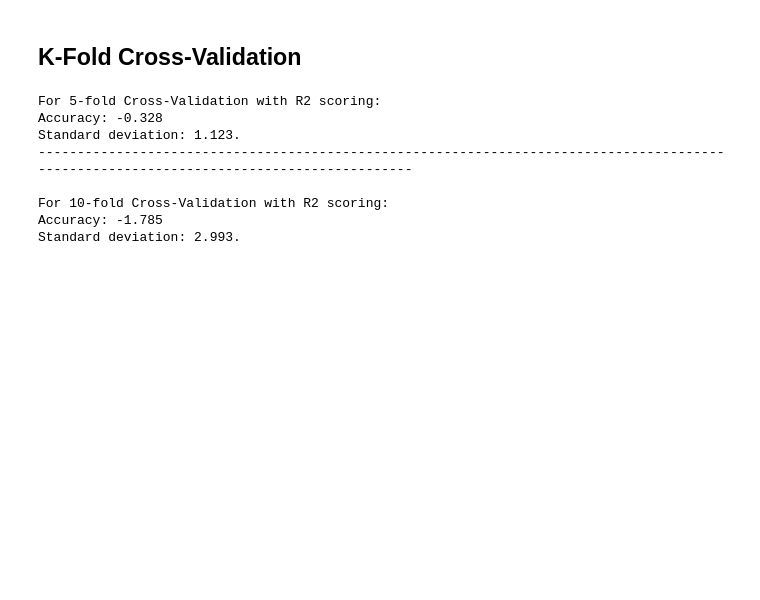
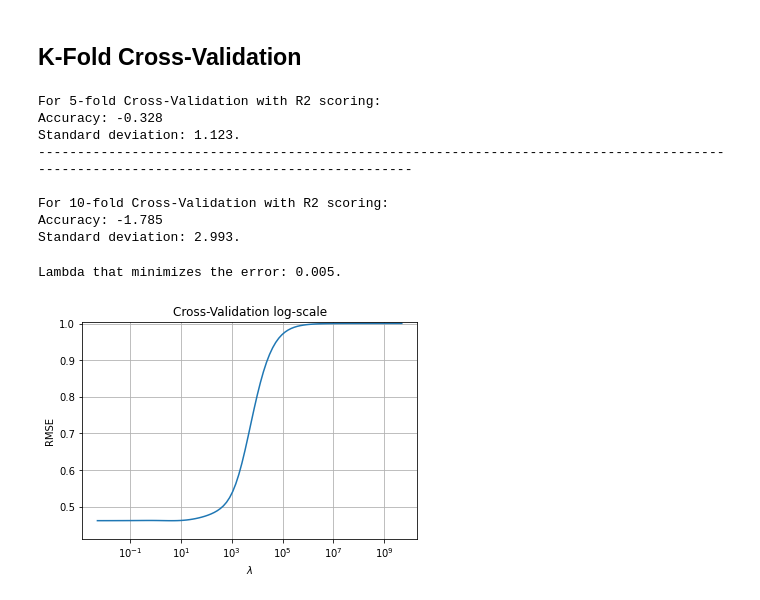
Before and after one commit to lucasabdalah/Exploratory-Data-Analisys, a Jupyter notebook: code/hw2/data_regression.ipynb, the cells around one changed output. Cells and saved outputs as stored; diff of their text form; code cells hidden in the pictures; blank space fills up the shorter version.

Commit message:
ridge regression

```diff
--- a/code/hw2/data_regression.ipynb
+++ b/code/hw2/data_regression.ipynb
@@ -352,3 +352,38 @@ Standard deviation: 1.123.
 For 10-fold Cross-Validation with R2 scoring:
 Accuracy: -1.785
 Standard deviation: 2.993.
+# %%
+# Initialize a set of candidates alphas (lambda parameter)
+alphas = 10**np.linspace(10,-2,100)*0.5
+
+# Create a Ridge Regression Model
+ridge = Ridge()
+# Create an empty list to store RMSEs for each candidate alpha
+rmseRidge = []
+weights = []
+for a in alphas:
+    ridge.set_params(alpha = a)
+    ridge.fit(X_train, y_train)
+    weights.append(ridge.coef_)
+    rmseRidge.append(sqrt(mean_squared_error(y_test, ridge.predict(X_test))))
+# %%
+rmseRidge = np.array(rmseRidge) # convert list to array type
+
+# Setting inferior and superior limits of plot
+inf_lim = np.min(rmseRidge)-0.05
+sup_lim = np.max(rmseRidge)+0.005
+ax = plt.gca()
+ax.plot(alphas, rmseRidge)
+ax.set_xscale('log')
+plt.axis('tight')
+plt.xlabel('$\lambda$')
+plt.ylim(inf_lim, sup_lim)
+plt.ylabel('RMSE')
+plt.title('Cross-Validation log-scale')
+plt.grid()
+
+
+print(f'Lambda that minimizes the error: {ridge.alpha}.')
+# %% [output]
+Lambda that minimizes the error: 0.005.
+[figure, added]
```
Also changed, not shown: parts of 6 cells of this notebook.
